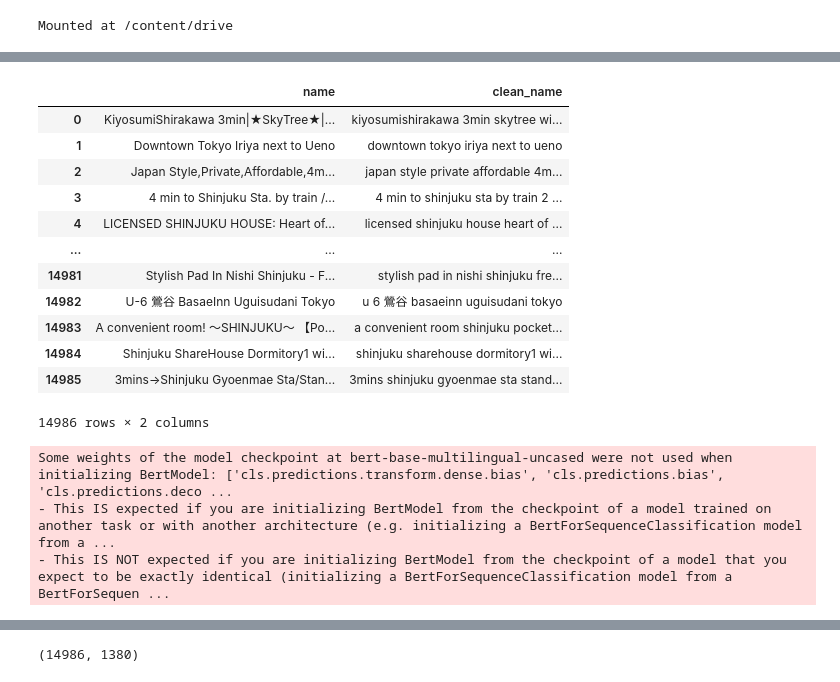
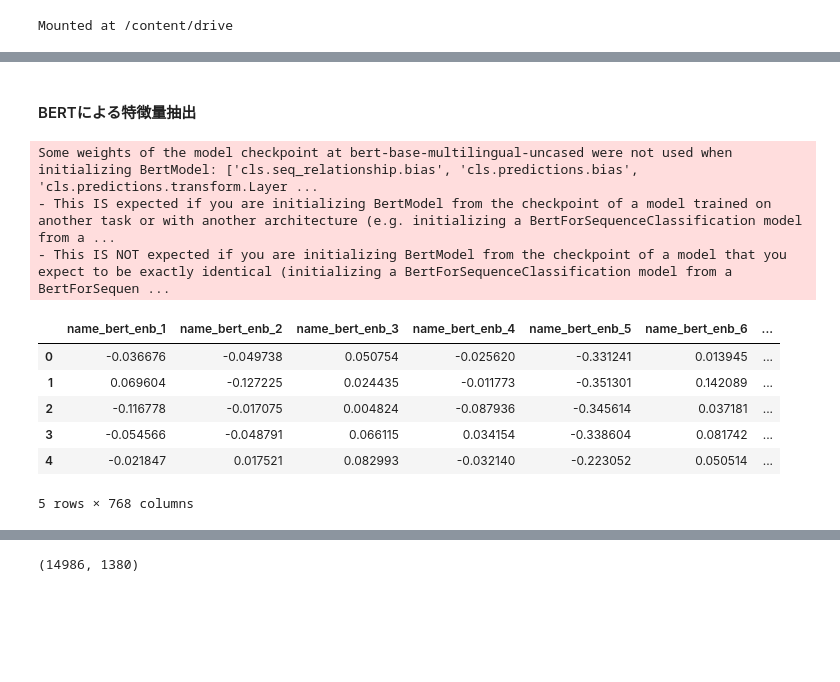
Before and after one commit to Shohei-Kinoshita/prob-space-accommodation-charge-prediction, a Jupyter notebook: notebooks/feature_enginnering_name.ipynb, the cells around one changed output, grey strips where cells are left out. Drawn from its saved outputs; the diff is of its cells as text; code cells hidden in the pictures; blank space fills up the shorter version.

```diff
--- a/notebooks/feature_enginnering_name.ipynb
+++ b/notebooks/feature_enginnering_name.ipynb
@@ -104,29 +100,24 @@ df_all_name[COL_CLEAN_TEXT] = df_all_name[COL_CLEAN_TEXT].apply(remove_symbol)
-# %%
-df_all_name
-# %% [output]
-|  | name | clean_name |
-| 0 | KiyosumiShirakawa 3min|★SkyTree★|... | kiyosumishirakawa 3min skytree wi... |
-| 1 | Downtown Tokyo Iriya next to Ueno | downtown tokyo iriya next to ueno |
-| 2 | Japan Style,Private,Affordable,4m... | japan style private affordable 4m... |
-| 3 | 4 min to Shinjuku Sta. by train /... | 4 min to shinjuku sta by train 2 ... |
-| 4 | LICENSED SHINJUKU HOUSE: Heart of... | licensed shinjuku house heart of ... |
-| ... | ... | ... |
-| 14981 | Stylish Pad In Nishi Shinjuku - F... | stylish pad in nishi shinjuku fre... |
-| 14982 | U-6 鶯谷 BasaeInn Uguisudani Tokyo | u 6 鶯谷 basaeinn uguisudani tokyo |
-| 14983 | A convenient room! 〜SHINJUKU〜 【Po... | a convenient room shinjuku pocket... |
-| 14984 | Shinjuku ShareHouse Dormitory1 wi... | shinjuku sharehouse dormitory1 wi... |
-| 14985 | 3mins->Shinjuku Gyoenmae Sta/Stan... | 3mins shinjuku gyoenmae sta stand... |
-14986 rows × 2 columns
+# %% [markdown]
+#### BERTによる特徴量抽出
 # %%
 BSV = BertSequenceVectorizer(
     model_name="bert-base-multilingual-uncased",
     max_len=64)
 features = np.stack(
-    df_all_name[COL_CLEAN_TEXT].map(lambda x: BSV.vectorize(x).reshape(-1)).values
+    df_all_name[COL_CLEAN_NAME].map(lambda x: BSV.vectorize(x).reshape(-1)).values
 )
 # %% [output]
-Some weights of the model checkpoint at bert-base-multilingual-uncased were not used when initializing BertModel: ['cls.predictions.transform.dense.bias', 'cls.predictions.bias', 'cls.predictions.deco ...
+Some weights of the model checkpoint at bert-base-multilingual-uncased were not used when initializing BertModel: ['cls.seq_relationship.bias', 'cls.predictions.bias', 'cls.predictions.transform.Layer ...
 - This IS expected if you are initializing BertModel from the checkpoint of a model trained on another task or with another architecture (e.g. initializing a BertForSequenceClassification model from a ...
 - This IS NOT expected if you are initializing BertModel from the checkpoint of a model that you expect to be exactly identical (initializing a BertForSequenceClassification model from a BertForSequen ...
 # %%
-df_name_emb = pd.DataFrame(data=features, columns=[f'name_emb_{i + 1}' for i in range(features.shape[1])])
+df_name_emb = pd.DataFrame(data=features, columns=[f'name_bert_enb_{i + 1}' for i in range(features.shape[1])])
+df_name_emb.head()
+# %% [output]
+|  | name_bert_enb_1 | name_bert_enb_2 | name_bert_enb_3 | name_bert_enb_4 | name_bert_enb_5 | name_bert_enb_6 | ... |
+| 0 | -0.036676 | -0.049738 | 0.050754 | -0.025620 | -0.331241 | 0.013945 | ... |
+| 1 | 0.069604 | -0.127225 | 0.024435 | -0.011773 | -0.351301 | 0.142089 | ... |
+| 2 | -0.116778 | -0.017075 | 0.004824 | -0.087936 | -0.345614 | 0.037181 | ... |
+| 3 | -0.054566 | -0.048791 | 0.066115 | 0.034154 | -0.338604 | 0.081742 | ... |
+| 4 | -0.021847 | 0.017521 | 0.082993 | -0.032140 | -0.223052 | 0.050514 | ... |
+5 rows × 768 columns
```
Also changed, not shown: parts of 18 cells of this notebook.
